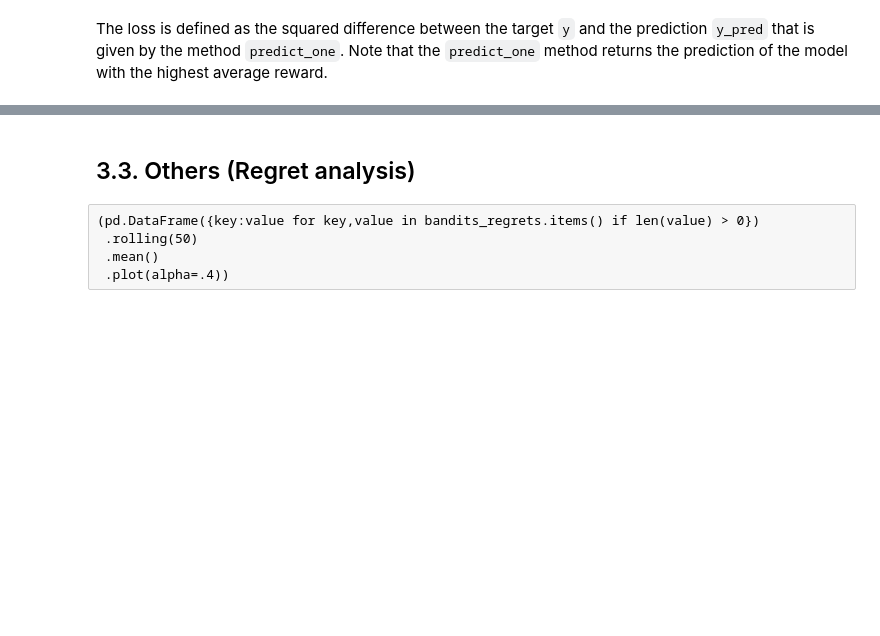
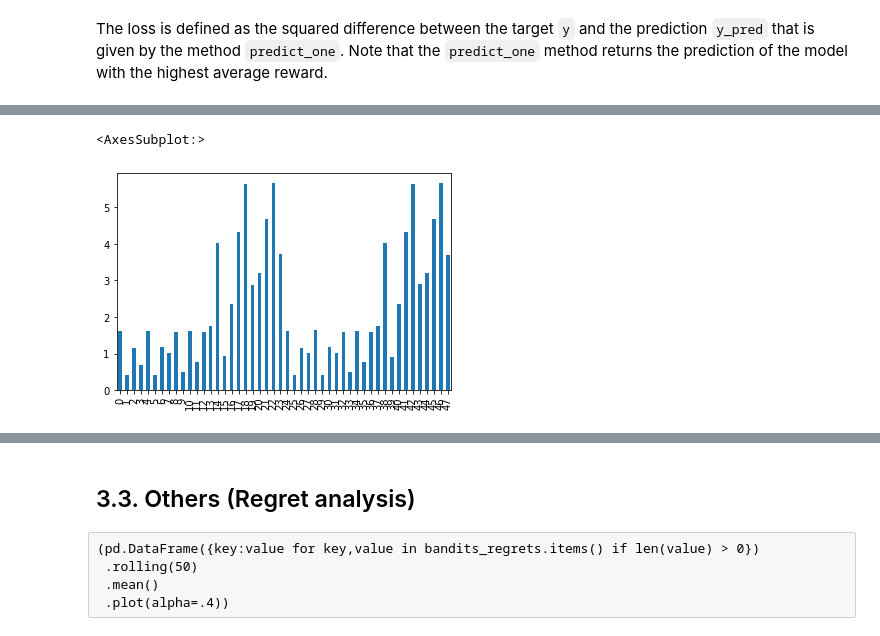
Before and after one commit to etiennekintzler/workbench, a Jupyter notebook: Clean_Bandits.ipynb, the cells around one changed output, grey strips where cells are left out. Drawn from its saved outputs; the diff is of its cells as text; code cells hidden in the pictures; blank space fills up the shorter version.

```diff
--- a/Clean_Bandits.ipynb
+++ b/Clean_Bandits.ipynb
@@ -245,0 +305,14 @@ The loss is defined as the squared difference between the target `y` and the pre
+# %%
+d_params = make_default_params()
+bandit_oracle = OracleBandit(**d_params)
+
+for i, (x, y) in tqdm.tqdm(enumerate(make_stream(dataset))):
+    oracle_pred = bandit_oracle.predict_one(x, y)
+    bandit_oracle.learn_one(x=x, y=y)
+    if i >= 1000:
+        break
+# %%
+pd.DataFrame(bandit_oracle.metric_values).mean().plot(kind="bar")
+# %% [output]
+<AxesSubplot:>
+[figure, added]
```
Also changed, not shown: parts of 40 cells of this notebook.
